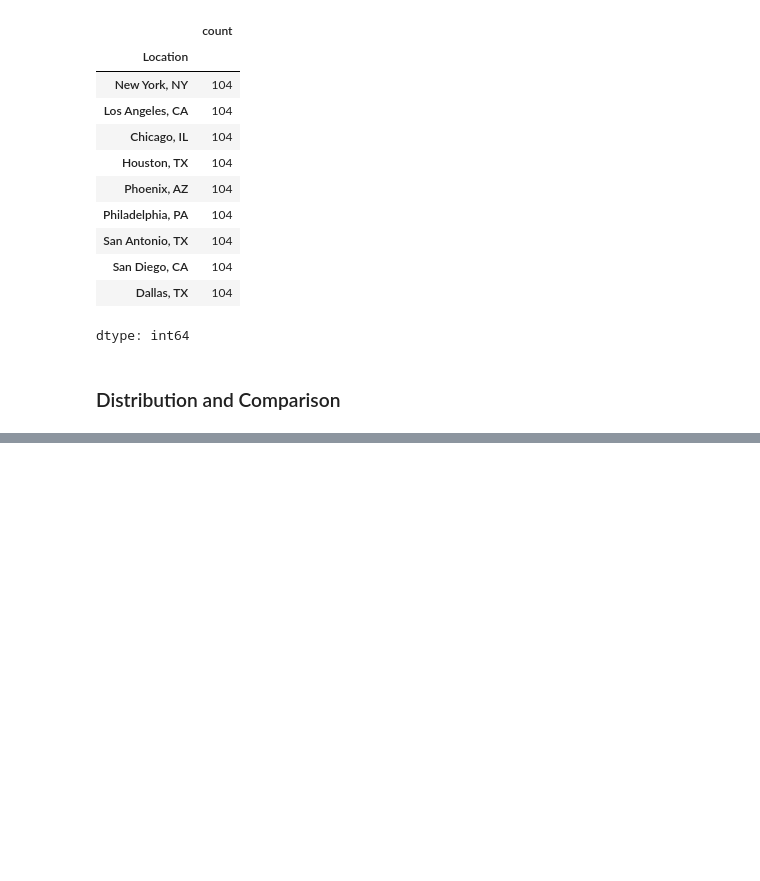
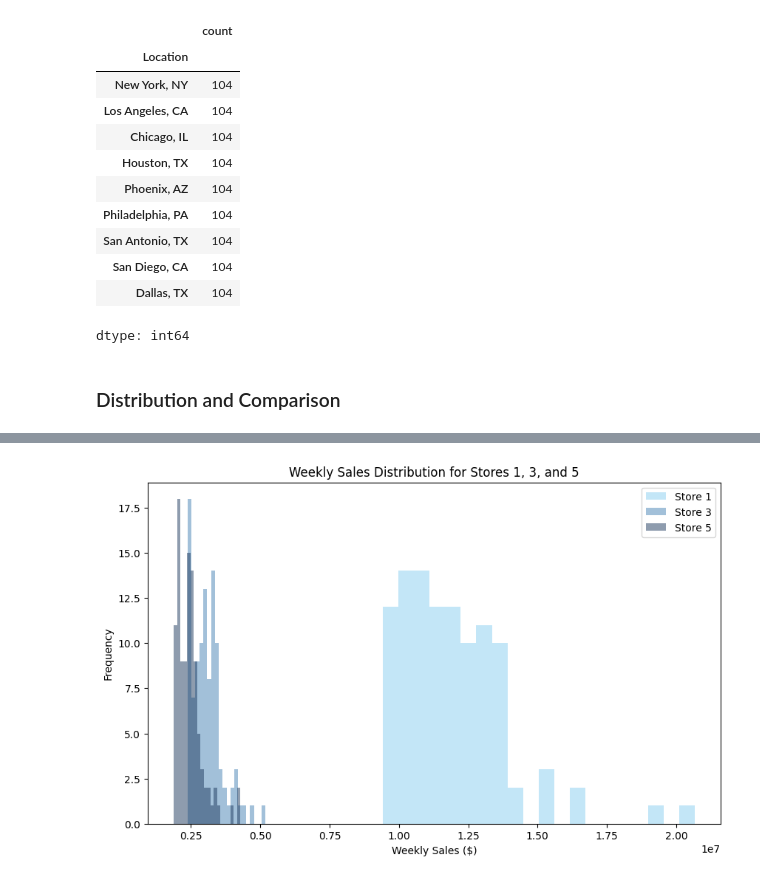
Before and after one commit to saulzmtz/ds, a Jupyter notebook: leaningTower1.ipynb, the cells around one changed output, grey strips where cells are left out. Saved outputs shown, nothing was run; the diff lists cells and outputs as text; code cells hidden in the pictures; blank space fills up the shorter version.

```diff
--- a/leaningTower1.ipynb
+++ b/leaningTower1.ipynb
@@ -191,0 +289,25 @@ dtype: int64
+# %%
+import matplotlib.pyplot as plt
+
+# Define colors for the selected stores (using the "Cool Blues" palette suggested)
+colors = ['#89CFF0', '#4682B4', '#1E3A5F']
+
+# Filter the data for stores 1, 3, and 5
+stores_to_compare = data[data['Store'].isin([1, 3, 5])]
+
+# Plot the histogram for weekly sales distributions for stores 1, 3, and 5 with specified colors
+plt.figure(figsize=(10, 6))
+for idx, store_id in enumerate([1, 3, 5]):
+    store_data = stores_to_compare[stores_to_compare['Store'] == store_id]
+    plt.hist(store_data['Weekly_Sales'], bins=20, alpha=0.5, label=f'Store {store_id}', color=colors[idx])
+
+# Adding titles and labels
+plt.title('Weekly Sales Distribution for Stores 1, 3, and 5')
+plt.xlabel('Weekly Sales ($)')
+plt.ylabel('Frequency')
+plt.legend()
+
+# Show plot
+plt.show()
+# %% [output]
+[figure, added]
```
Also changed, not shown: parts of 10 cells of this notebook.
